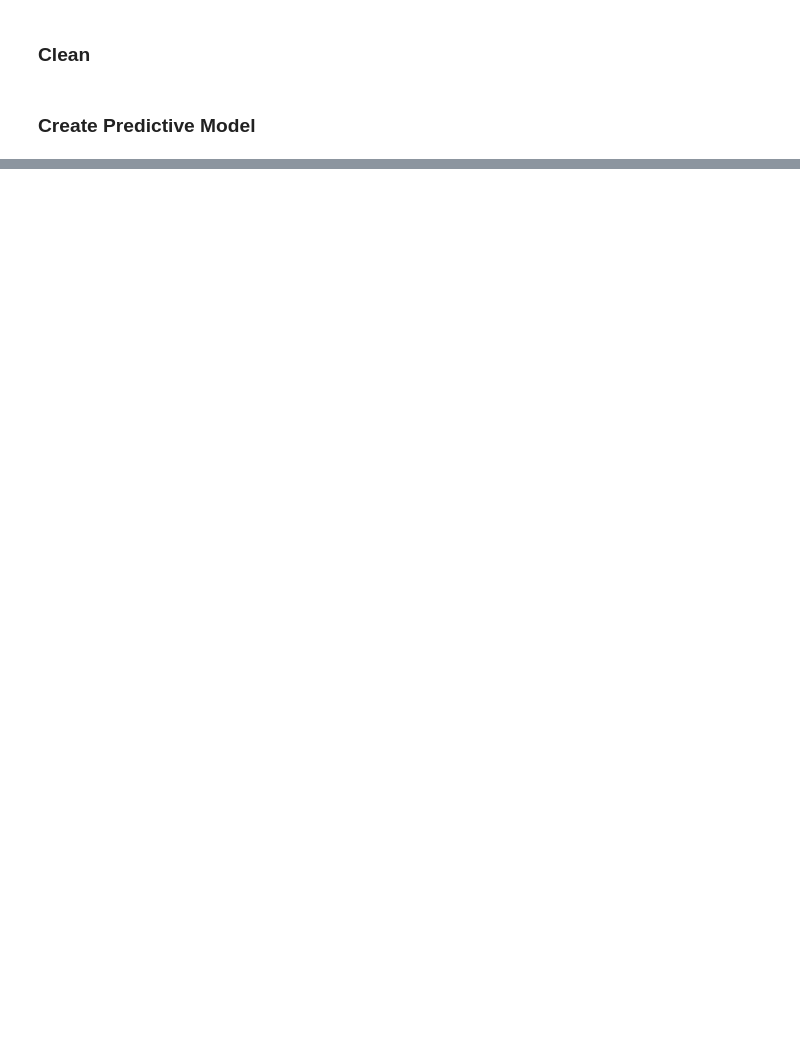
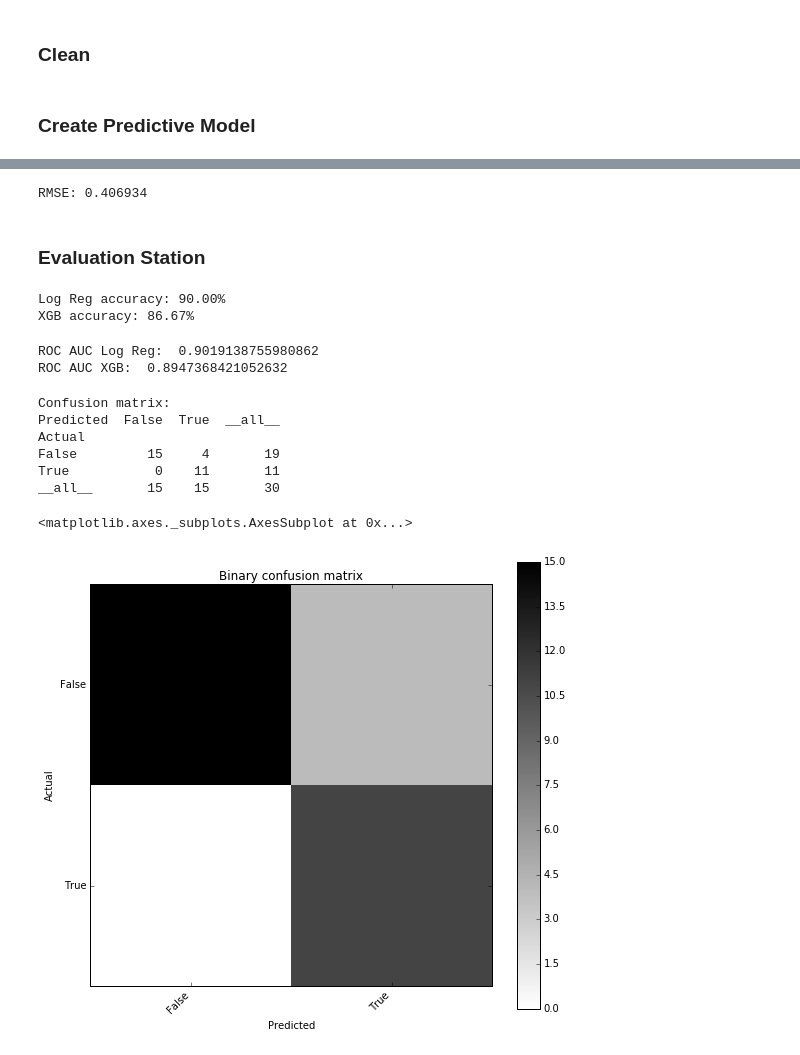
Before and after one commit to colemai/helmholtzChallenge, a Jupyter notebook: main.ipynb, the cells around one changed output, grey strips where cells are left out. Cells and saved outputs as stored; diff of their text form; code cells hidden in the pictures; blank space fills up the shorter version.

```diff
--- a/main.ipynb
+++ b/main.ipynb
@@ -116,0 +117,5 @@ df.plot(kind='scatter', x='y', y='X1', color='r')
+# %%
+# Correlation between a continuous and a categorical --> Point biserial correlation
+# Assumptions: normally distributed and homoscedastic --> Appear to be met / close enough
+for col in df.columns[2:]:
+    print('%s with y:' % str(col), stats.pointbiserialr(df[col],df.y))
@@ -135,0 +223,4 @@ for col in df.columns[1:]:
+# %%
+# X = df[['X2', 'X3', 'X6', 'X7', 'X9', 'X10']].values
+X = df.iloc[:,2:].values
+y = df.iloc[:,1].values
@@ -135,0 +235,4 @@ for col in df.columns[1:]:
+# %%
+X_train, X_test, y_train, y_test = train_test_split(X, y, test_size = .3, random_state=25)
+LogReg = LogisticRegression()
+LogReg.fit(X_train, y_train)
@@ -135,0 +305,30 @@ for col in df.columns[1:]:
+# %%
+# Fit and get predictions
+xg_reg.fit(X_train,y_train)
+
+xgb_preds = xg_reg.predict(X_test)
+xgb_preds = [round(value) for value in y_pred]
+# %%
+rmse = np.sqrt(mean_squared_error(y_test, preds))
+print("RMSE: %f" % (rmse))
+# %% [output]
+RMSE: 0.406934
+# %% [markdown]
+### Evaluation Station
+# %%
+# Get accuracy scores
+log_accuracy = accuracy_score(y_test, log_preds)
+xgb_accuracy = accuracy_score(y_test, xgb_preds)
+print("Log Reg accuracy: %.2f%%" % (log_accuracy * 100.0))
+print("XGB accuracy: %.2f%%" % (xgb_accuracy * 100.0))
+# %% [output]
+Log Reg accuracy: 90.00%
+XGB accuracy: 86.67%
+# %%
+# Get AUC
+from sklearn.metrics import roc_auc_score
+print('ROC AUC Log Reg: ', roc_auc_score(y_test, log_preds))
+print('ROC AUC XGB: ', roc_auc_score(y_test, xgb_preds))
+# %% [output]
+ROC AUC Log Reg:  0.9019138755980862
+ROC AUC XGB:  0.8947368421052632
@@ -135,0 +342,16 @@ for col in df.columns[1:]:
+# %%
+%matplotlib inline
+# Confusion Matrix
+
+confusion_matrix = ConfusionMatrix(y_test, xgb_preds)
+print("Confusion matrix:\n%s" % confusion_matrix)
+confusion_matrix.plot()
+# %% [output]
+Confusion matrix:
+Predicted  False  True  __all__
+Actual
+False         15     4       19
+True           0    11       11
+__all__       15    15       30
+<matplotlib.axes._subplots.AxesSubplot at 0x...>
+[figure, added]
```
Also changed, not shown: parts of 28 cells of this notebook.
